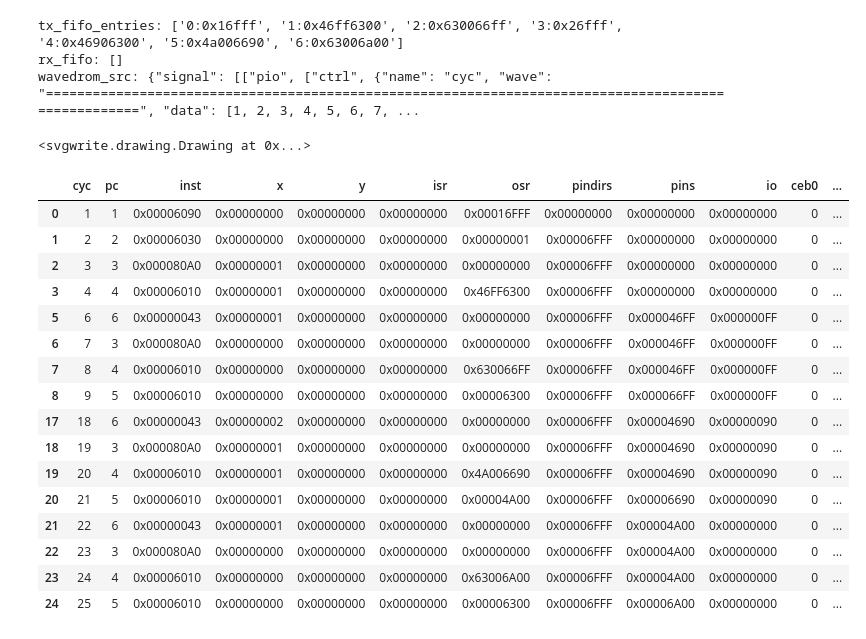
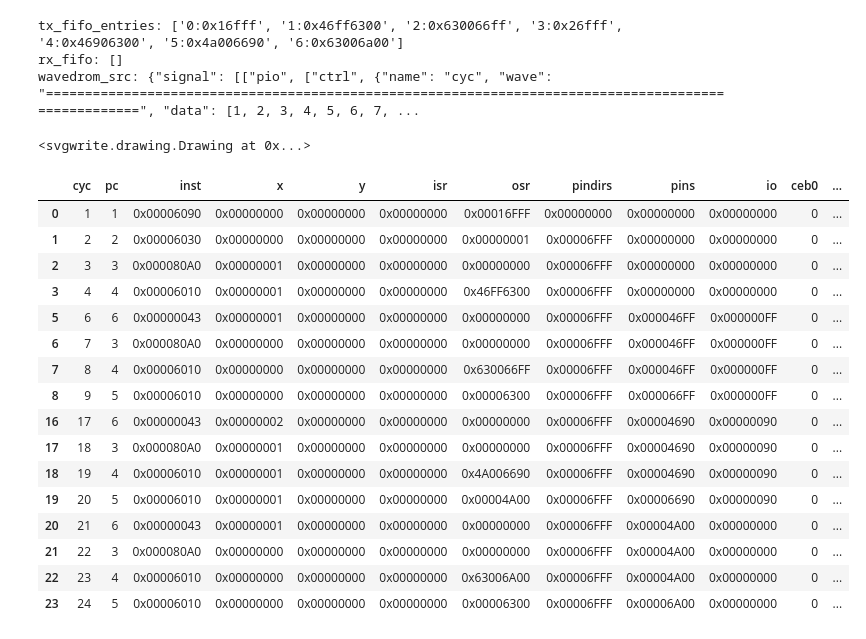
Before and after one commit to wipeseals/broccoli, a Jupyter notebook: misc/pio-nandio/pio-nandio.ipynb, the cells around one changed output. Saved outputs shown, nothing was run; the diff lists cells and outputs as text; code cells hidden in the pictures.

```diff
--- a/misc/pio-nandio/pio-nandio.ipynb
+++ b/misc/pio-nandio/pio-nandio.ipynb
@@ -5,7 +6,6 @@
 # %pip install rp2040-pio-emulator@git+https://github.com/NathanY3G/rp2040-pio-emulator
 # %pip install adafruit-circuitpython-pioasm
 # %%
-import re
 from dataclasses import dataclass
 import json
 from typing import Any, Callable, Dict, List, Optional
@@ -16,6 +16,7 @@ import adafruit_pioasm
 import pioemu
 import wavedrom
 import svgwrite
+
 
 
 @dataclass
@@ -55,8 +56,6 @@ def emulate_pio(
             x_register=0,
             y_register=0,
         ),
-        wrap_top=0,
-        wrap_target=len(opcodes) - 1,
         shift_isr_right=True,
         shift_osr_right=True,
     )
@@ -391,7 +390,6 @@ import pandas as pd
 from enum import Enum
 from IPython.display import display
 from pathlib import Path
-
 
 class NandPinAssign(Enum):
     """
@@ -466,10 +464,6 @@ init_pin_state = (
 )
 
 
-# PIO Assembler
-program = Path("broccoli-nandio.pio").read_text(encoding="utf-8")
-
-
 def combine_halfword(low: int, high: int) -> int:
     """2byteの値を結合する"""
     return (high << 16) | low
@@ -504,7 +498,7 @@ class NandFlashCommand(Enum):
     ReadId = 0x90
 
 
-
+# TODO: DSL的なものがあってもいいかも。ある程度動くようになってからリファクタする
 tx_fifo_entries = [
     #############################################
     ### RESET ###
@@ -536,38 +530,48 @@ tx_fifo_entries = [
         low=0x00 | addr_latch_1 | cs_assert,
         high=init_pin_state,
     ),
 ]
 
+# PIO Assembler
+program = Path("broccoli-nandio.pio").read_text(encoding="utf-8")
 result = emulate_pio(program, test_cycles=100, tx_fifo_entries=tx_fifo_entries)
 
 print(f"tx_fifo_entries: {[str(i) + ':' + hex(x) for i, x in enumerate(result.tx_fifo_entries)]}")
 print(f"rx_fifo: {result.rx_fifo}")
 print(f"wavedrom_src: {result.wavedrom_src}")
 
 pd.set_option("display.max_rows", 100)
 pd.set_option("display.max_columns", 100)
 
+# output logs
+Path("dst").mkdir(exist_ok=True)
+Path("dst/tx_fifo.json").write_text(json.dumps(result.tx_fifo_entries), encoding="utf-8")
+Path("dst/rx_fifo.json").write_text(json.dumps(result.rx_fifo), encoding="utf-8")
+Path("dst/wave.json").write_text(result.wavedrom_src)
+result.run_states_df.to_csv("dst/run_states.csv")
+result.wave_svg.saveas("dst/wave.svg")
+
 display(result.wave_svg)
 display(result.run_states_df.query("cs_assert"))
 # %% [output]
 tx_fifo_entries: ['0:0x16fff', '1:0x46ff6300', '2:0x630066ff', '3:0x26fff', '4:0x46906300', '5:0x4a006690', '6:0x63006a00']
 rx_fifo: []
 wavedrom_src: {"signal": [["pio", ["ctrl", {"name": "cyc", "wave": "====================================================================================================", "data": [1, 2, 3, 4, 5, 6, 7, ...
 <svgwrite.drawing.Drawing at 0x...>
 |  | cyc | pc | inst | x | y | isr | osr | pindirs | pins | io | ceb0 | ... |
 | 0 | 1 | 1 | 0x00006090 | 0x00000000 | 0x00000000 | 0x00000000 | 0x00016FFF | 0x00000000 | 0x00000000 | 0x00000000 | 0 | ... |
 | 1 | 2 | 2 | 0x00006030 | 0x00000000 | 0x00000000 | 0x00000000 | 0x00000001 | 0x00006FFF | 0x00000000 | 0x00000000 | 0 | ... |
 | 2 | 3 | 3 | 0x000080A0 | 0x00000001 | 0x00000000 | 0x00000000 | 0x00000000 | 0x00006FFF | 0x00000000 | 0x00000000 | 0 | ... |
 | 3 | 4 | 4 | 0x00006010 | 0x00000001 | 0x00000000 | 0x00000000 | 0x46FF6300 | 0x00006FFF | 0x00000000 | 0x00000000 | 0 | ... |
 | 5 | 6 | 6 | 0x00000043 | 0x00000001 | 0x00000000 | 0x00000000 | 0x00000000 | 0x00006FFF | 0x000046FF | 0x000000FF | 0 | ... |
 | 6 | 7 | 3 | 0x000080A0 | 0x00000000 | 0x00000000 | 0x00000000 | 0x00000000 | 0x00006FFF | 0x000046FF | 0x000000FF | 0 | ... |
 | 7 | 8 | 4 | 0x00006010 | 0x00000000 | 0x00000000 | 0x00000000 | 0x630066FF | 0x00006FFF | 0x000046FF | 0x000000FF | 0 | ... |
 | 8 | 9 | 5 | 0x00006010 | 0x00000000 | 0x00000000 | 0x00000000 | 0x00006300 | 0x00006FFF | 0x000066FF | 0x000000FF | 0 | ... |
-| 17 | 18 | 6 | 0x00000043 | 0x00000002 | 0x00000000 | 0x00000000 | 0x00000000 | 0x00006FFF | 0x00004690 | 0x00000090 | 0 | ... |
-| 18 | 19 | 3 | 0x000080A0 | 0x00000001 | 0x00000000 | 0x00000000 | 0x00000000 | 0x00006FFF | 0x00004690 | 0x00000090 | 0 | ... |
-| 19 | 20 | 4 | 0x00006010 | 0x00000001 | 0x00000000 | 0x00000000 | 0x4A006690 | 0x00006FFF | 0x00004690 | 0x00000090 | 0 | ... |
-| 20 | 21 | 5 | 0x00006010 | 0x00000001 | 0x00000000 | 0x00000000 | 0x00004A00 | 0x00006FFF | 0x00006690 | 0x00000090 | 0 | ... |
-| 21 | 22 | 6 | 0x00000043 | 0x00000001 | 0x00000000 | 0x00000000 | 0x00000000 | 0x00006FFF | 0x00004A00 | 0x00000000 | 0 | ... |
-| 22 | 23 | 3 | 0x000080A0 | 0x00000000 | 0x00000000 | 0x00000000 | 0x00000000 | 0x00006FFF | 0x00004A00 | 0x00000000 | 0 | ... |
-| 23 | 24 | 4 | 0x00006010 | 0x00000000 | 0x00000000 | 0x00000000 | 0x63006A00 | 0x00006FFF | 0x00004A00 | 0x00000000 | 0 | ... |
-| 24 | 25 | 5 | 0x00006010 | 0x00000000 | 0x00000000 | 0x00000000 | 0x00006300 | 0x00006FFF | 0x00006A00 | 0x00000000 | 0 | ... |
+| 16 | 17 | 6 | 0x00000043 | 0x00000002 | 0x00000000 | 0x00000000 | 0x00000000 | 0x00006FFF | 0x00004690 | 0x00000090 | 0 | ... |
+| 17 | 18 | 3 | 0x000080A0 | 0x00000001 | 0x00000000 | 0x00000000 | 0x00000000 | 0x00006FFF | 0x00004690 | 0x00000090 | 0 | ... |
+| 18 | 19 | 4 | 0x00006010 | 0x00000001 | 0x00000000 | 0x00000000 | 0x4A006690 | 0x00006FFF | 0x00004690 | 0x00000090 | 0 | ... |
+| 19 | 20 | 5 | 0x00006010 | 0x00000001 | 0x00000000 | 0x00000000 | 0x00004A00 | 0x00006FFF | 0x00006690 | 0x00000090 | 0 | ... |
+| 20 | 21 | 6 | 0x00000043 | 0x00000001 | 0x00000000 | 0x00000000 | 0x00000000 | 0x00006FFF | 0x00004A00 | 0x00000000 | 0 | ... |
+| 21 | 22 | 3 | 0x000080A0 | 0x00000000 | 0x00000000 | 0x00000000 | 0x00000000 | 0x00006FFF | 0x00004A00 | 0x00000000 | 0 | ... |
+| 22 | 23 | 4 | 0x00006010 | 0x00000000 | 0x00000000 | 0x00000000 | 0x63006A00 | 0x00006FFF | 0x00004A00 | 0x00000000 | 0 | ... |
+| 23 | 24 | 5 | 0x00006010 | 0x00000000 | 0x00000000 | 0x00000000 | 0x00006300 | 0x00006FFF | 0x00006A00 | 0x00000000 | 0 | ... |
```
Also changed, not shown: parts of 1 cell of this notebook, 1 other file.
